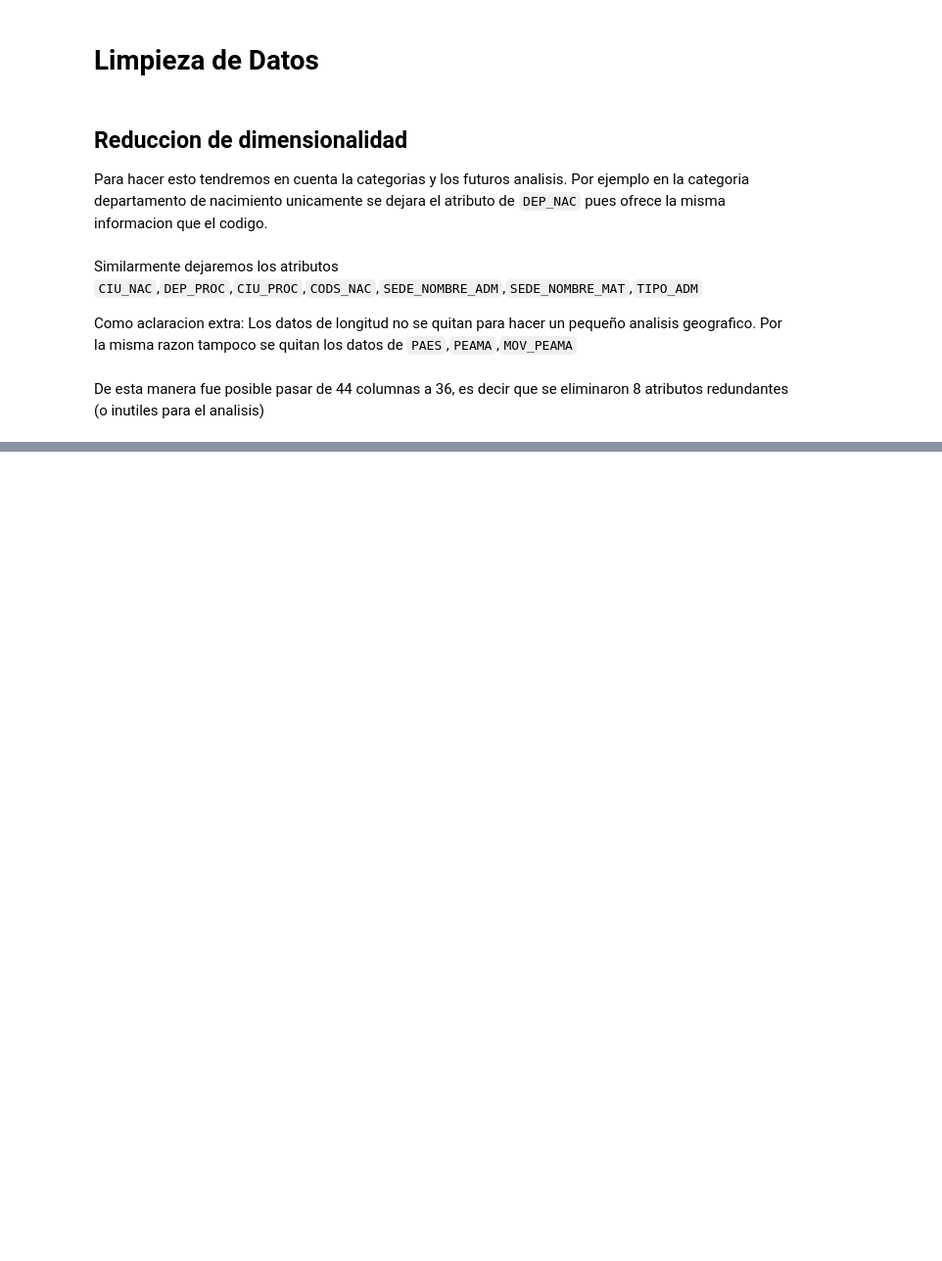
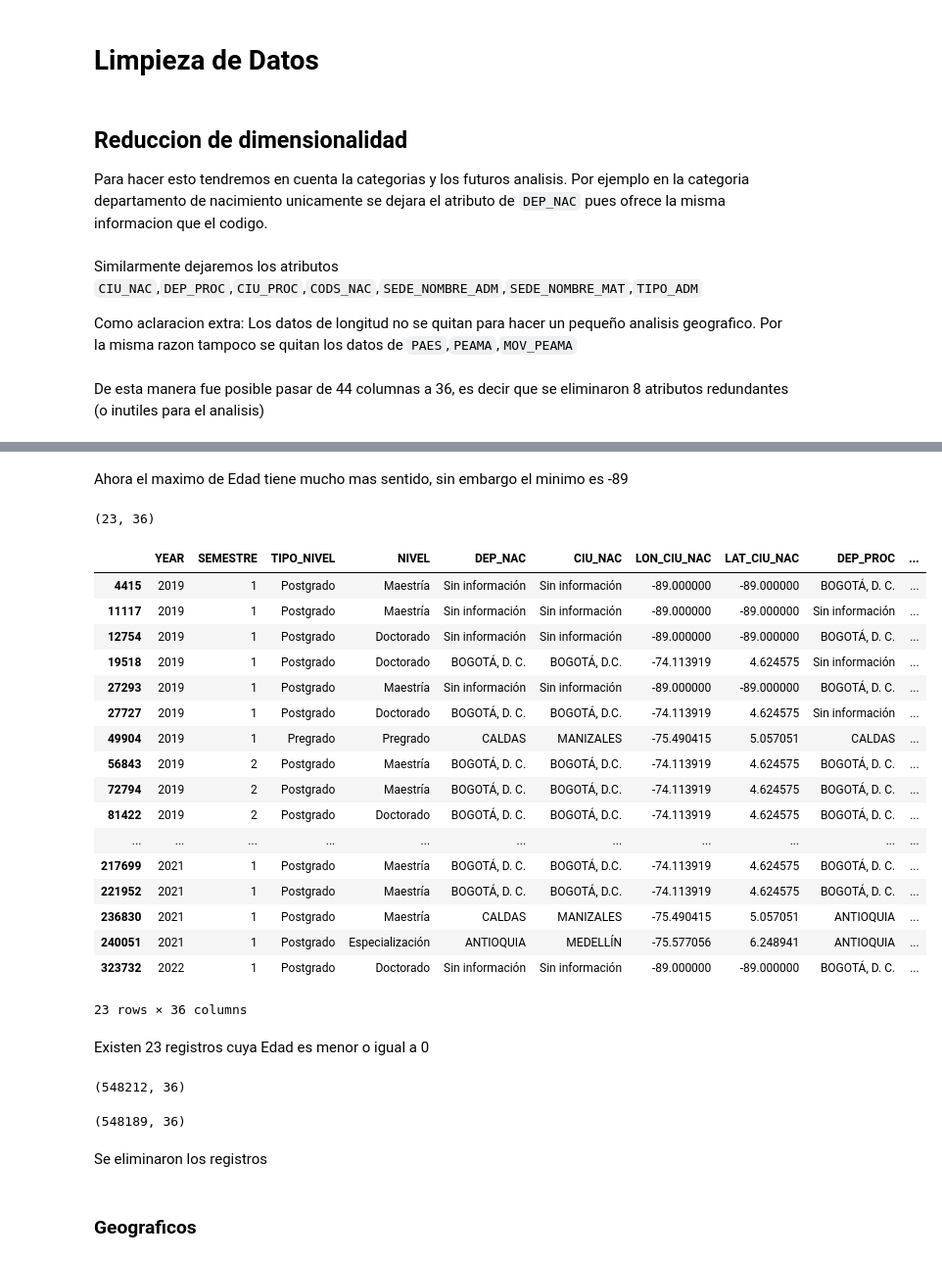
Before and after one commit to 10scar/Proyecto-ABD-2024-2, a Jupyter notebook: entrega.ipynb, the cells around one changed output, grey strips where cells are left out. Shown at 98% size. Drawn from its saved outputs; the diff is of its cells as text; code cells hidden in the pictures; blank space fills up the shorter version.

Commit message:
se eliminaron  y analizan registros extraños

```diff
--- a/entrega.ipynb
+++ b/entrega.ipynb
@@ -472,0 +497,40 @@ se nota que existen varios atributos que corresponden a la misma información
+# %% [markdown]
+Ahora el maximo de Edad tiene mucho mas sentido, sin embargo el minimo es -89
+# %%
+print(matriculados[matriculados['EDAD'] <= 0].shape)
+matriculados[matriculados['EDAD'] <= 0]
+# %% [output]
+(23, 36)
+|  | YEAR | SEMESTRE | TIPO_NIVEL | NIVEL | DEP_NAC | CIU_NAC | LON_CIU_NAC | LAT_CIU_NAC | DEP_PROC | ... |
+| 4415 | 2019 | 1 | Postgrado | Maestría | Sin información | Sin información | -89.000000 | -89.000000 | BOGOTÁ, D. C. | ... |
+| 11117 | 2019 | 1 | Postgrado | Maestría | Sin información | Sin información | -89.000000 | -89.000000 | Sin información | ... |
+| 12754 | 2019 | 1 | Postgrado | Doctorado | Sin información | Sin información | -89.000000 | -89.000000 | BOGOTÁ, D. C. | ... |
+| 19518 | 2019 | 1 | Postgrado | Doctorado | BOGOTÁ, D. C. | BOGOTÁ, D.C. | -74.113919 | 4.624575 | Sin información | ... |
+| 27293 | 2019 | 1 | Postgrado | Maestría | Sin información | Sin información | -89.000000 | -89.000000 | BOGOTÁ, D. C. | ... |
+| 27727 | 2019 | 1 | Postgrado | Doctorado | BOGOTÁ, D. C. | BOGOTÁ, D.C. | -74.113919 | 4.624575 | Sin información | ... |
+| 49904 | 2019 | 1 | Pregrado | Pregrado | CALDAS | MANIZALES | -75.490415 | 5.057051 | CALDAS | ... |
+| 56843 | 2019 | 2 | Postgrado | Maestría | BOGOTÁ, D. C. | BOGOTÁ, D.C. | -74.113919 | 4.624575 | BOGOTÁ, D. C. | ... |
+| 72794 | 2019 | 2 | Postgrado | Maestría | BOGOTÁ, D. C. | BOGOTÁ, D.C. | -74.113919 | 4.624575 | BOGOTÁ, D. C. | ... |
+| 81422 | 2019 | 2 | Postgrado | Doctorado | BOGOTÁ, D. C. | BOGOTÁ, D.C. | -74.113919 | 4.624575 | BOGOTÁ, D. C. | ... |
+| ... | ... | ... | ... | ... | ... | ... | ... | ... | ... | ... |
+| 217699 | 2021 | 1 | Postgrado | Maestría | BOGOTÁ, D. C. | BOGOTÁ, D.C. | -74.113919 | 4.624575 | BOGOTÁ, D. C. | ... |
+| 221952 | 2021 | 1 | Postgrado | Maestría | BOGOTÁ, D. C. | BOGOTÁ, D.C. | -74.113919 | 4.624575 | BOGOTÁ, D. C. | ... |
+| 236830 | 2021 | 1 | Postgrado | Maestría | CALDAS | MANIZALES | -75.490415 | 5.057051 | ANTIOQUIA | ... |
+| 240051 | 2021 | 1 | Postgrado | Especialización | ANTIOQUIA | MEDELLÍN | -75.577056 | 6.248941 | ANTIOQUIA | ... |
+| 323732 | 2022 | 1 | Postgrado | Doctorado | Sin información | Sin información | -89.000000 | -89.000000 | BOGOTÁ, D. C. | ... |
+23 rows × 36 columns
+# %% [markdown]
+Existen 23 registros cuya Edad es menor o igual a 0
+# %%
+matriculados.shape
+# %% [output]
+(548212, 36)
+# %%
+matriculados = matriculados[matriculados['EDAD'] >0]
+matriculados.shape
+# %% [output]
+(548189, 36)
+# %% [markdown]
+Se eliminaron los registros
+# %% [markdown]
+### Geograficos
```
Also changed, not shown: parts of 22 cells of this notebook, 1 other file.
